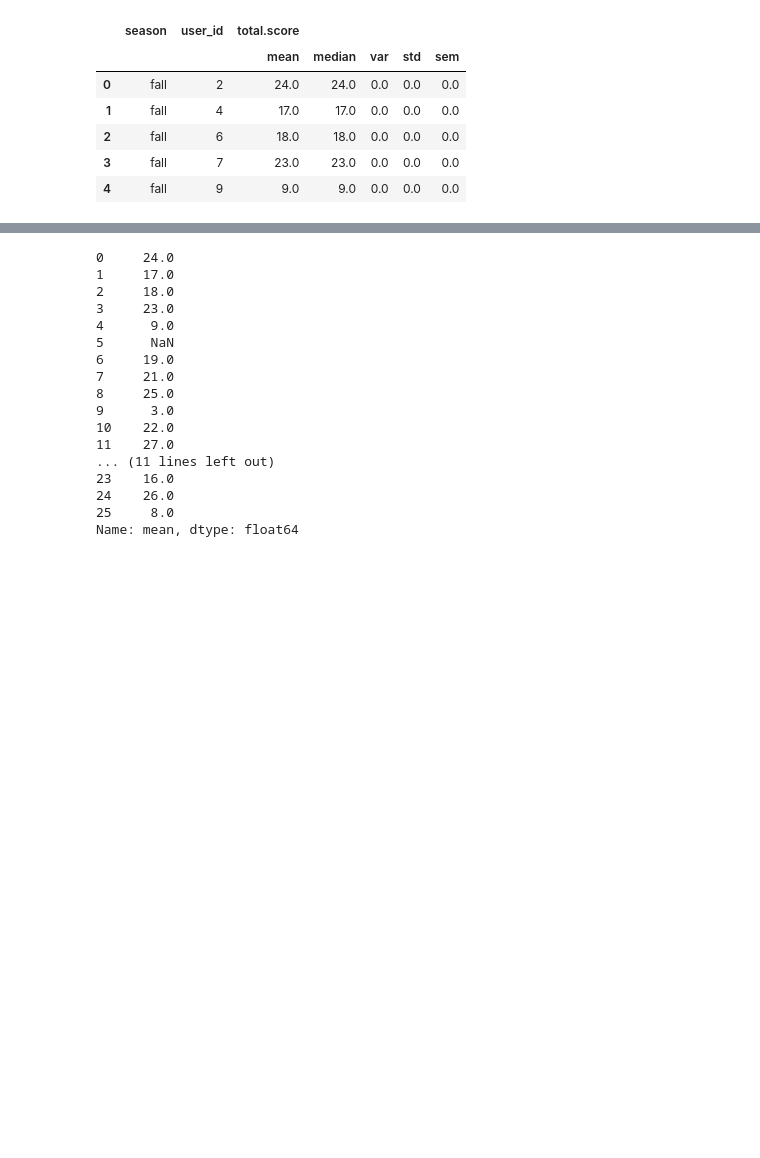
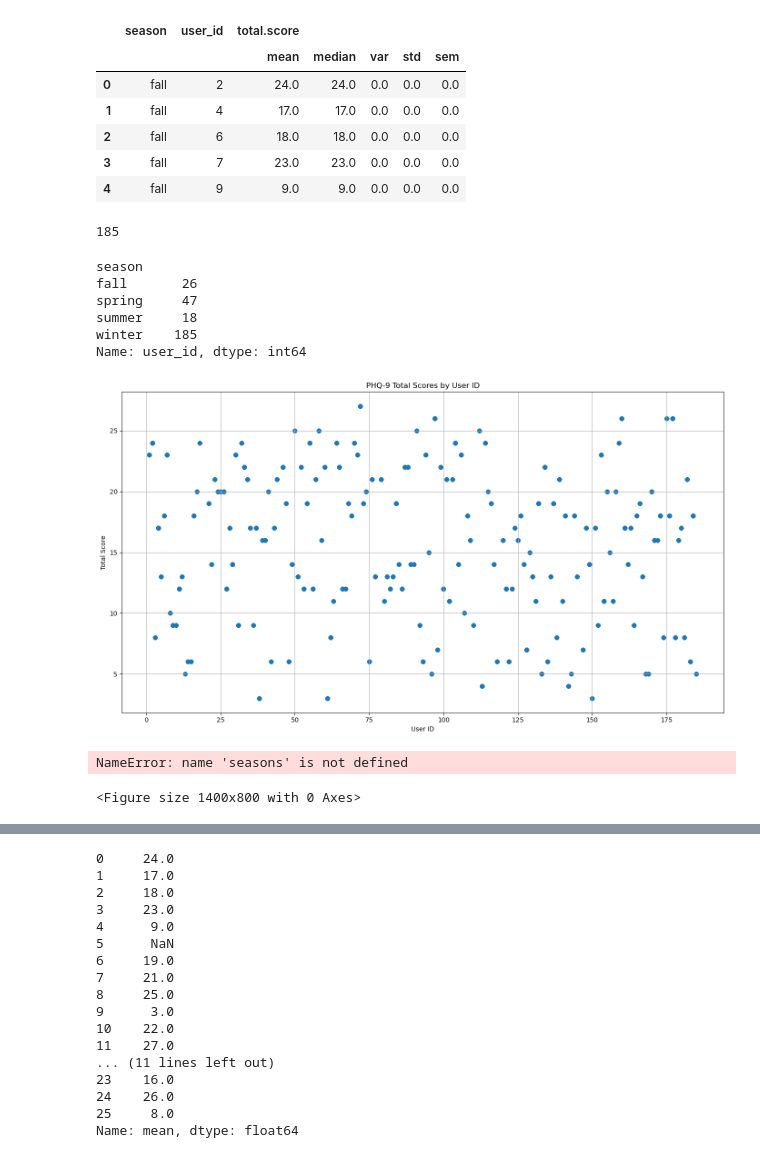
Before and after one commit to meera-patel01/PHQ-9-ANALYSIS, a Jupyter notebook: PHQ-9 ANALYSIS.ipynb, the cells around one changed output, grey strips where cells are left out. Cells and saved outputs as stored; diff of their text form; code cells hidden in the pictures; blank space fills up the shorter version.

```diff
--- a/PHQ-9 ANALYSIS.ipynb
+++ b/PHQ-9 ANALYSIS.ipynb
@@ -154,3 +154,58 @@ agg_df.head()
 | 2 | fall | 6 | 18.0 | 18.0 | 0.0 | 0.0 | 0.0 |
 | 3 | fall | 7 | 23.0 | 23.0 | 0.0 | 0.0 | 0.0 |
 | 4 | fall | 9 | 9.0 | 9.0 | 0.0 | 0.0 | 0.0 |
+# %%
+# Calculating the number of unique user IDs in the dataset
+unique_user_ids = total_scores_df['user_id'].nunique()
+unique_user_ids
+# %% [output]
+185
+# %%
+# Counting how many unique people took the test in each season
+people_per_season = total_scores_df.groupby('season')['user_id'].nunique()
+people_per_season
+# %% [output]
+season
+fall       26
+spring     47
+summer     18
+winter    185
+Name: user_id, dtype: int64
+# %%
+# Plotting a scatter plot for each user's total score
+plt.figure(figsize=(14, 8))
+
+# Create a scatter plot where each point represents a user's total score
+plt.scatter(total_scores_df['user_id'], total_scores_df['total.score'], alpha=0.6)
+
+plt.title('PHQ-9 Total Scores by User ID')
+plt.xlabel('User ID')
+plt.ylabel('Total Score')
+plt.grid(True)
+plt.tight_layout()  # Adjust the layout to fit the figure neatly
+
+# Show the plot
+plt.show()
+# %% [output]
+[figure, added]
+# %%
+# Plotting a scatter plot for each user's total score with different colors for each season
+plt.figure(figsize=(14, 8))
+
+# Loop through each season and plot with a different color
+for season in seasons:
+    season_data = total_scores_df[total_scores_df['season'] == season]
+    plt.scatter(season_data['user_id'], season_data['total.score'], alpha=0.6, label=season.capitalize(), color=colors[season])
+
+plt.title('PHQ-9 Total Scores by User ID Across Seasons')
+plt.xlabel('User ID')
+plt.ylabel('Total Score')
+plt.legend(title='Season')
+plt.grid(True)
+plt.tight_layout()  # Adjust the layout to fit the figure neatly
+
+# Show the plot
+plt.show()
+# %% [output]
+NameError: name 'seasons' is not defined
+<Figure size 1400x800 with 0 Axes>
```
Also changed, not shown: parts of 5 cells of this notebook.
